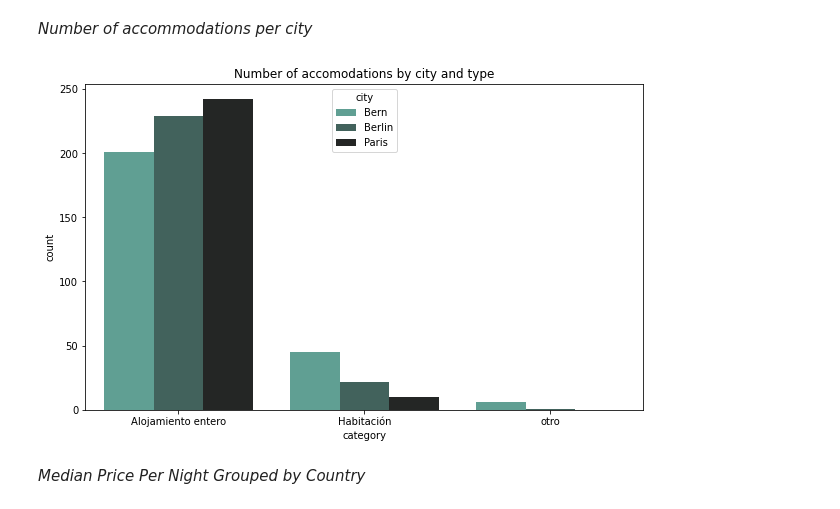
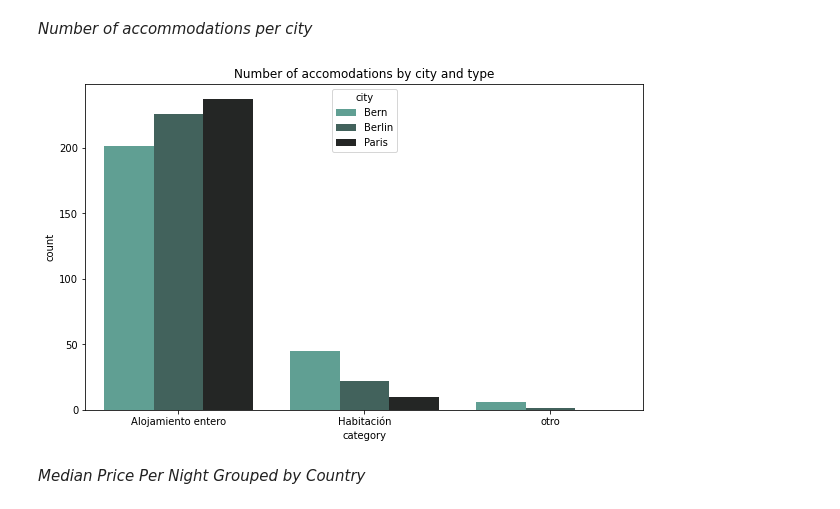
Before and after one commit to luiscarlop/HB_first_project_group_2, a Jupyter notebook: src/cleaning.ipynb, the cells around one changed output. Saved outputs shown, nothing was run; the diff lists cells and outputs as text; code cells hidden in the pictures.

Commit message:
New plots and figures added

```diff
--- a/src/cleaning.ipynb
+++ b/src/cleaning.ipynb
@@ -13,6 +14,7 @@ from pathlib import Path
 # Load the data
 
 DATA_DIR = Path("..") / "data"
+FIG_DIR = Path("..") / "figures"
 
 airbnb_data = pd.read_csv(DATA_DIR / "airbnb_data.csv")
 # %%
@@ -91,6 +93,7 @@ airbnb_data["Reviews"] = airbnb_data["Reviews"].fillna(0)
 airbnb_data["City"] = airbnb_data["City"].str.capitalize()
 # %%
 airbnb_data.columns = airbnb_data.columns.str.lower().str.replace(" ", "_")
+airbnb_data.dropna(inplace=True)
 # %%
 airbnb_data.head(10)
 # %% [output]
@@ -170,12 +259,16 @@ px.scatter(
 # %%
 fig = plt.figure(figsize=(10, 6))
 
-sns.countplot(x="category", hue="city", data=airbnb_data, palette="dark:#5A9_r")
+accom_count_per_city = sns.countplot(
+    x="category", hue="city", data=airbnb_data, palette="dark:#5A9_r"
+)
 
 plt.title("Number of accomodations by city and type")
 plt.show()
+
+accom_count_per_city.figure.savefig(FIG_DIR / "accom_count_per_city.png")
 # %% [output]
-[figure, old version]
+[figure, new version]
 # %% [markdown]
 *Median Price Per Night Grouped by Country*
 # %%
```
Also changed, not shown: parts of 11 cells of this notebook, 20 other files.
